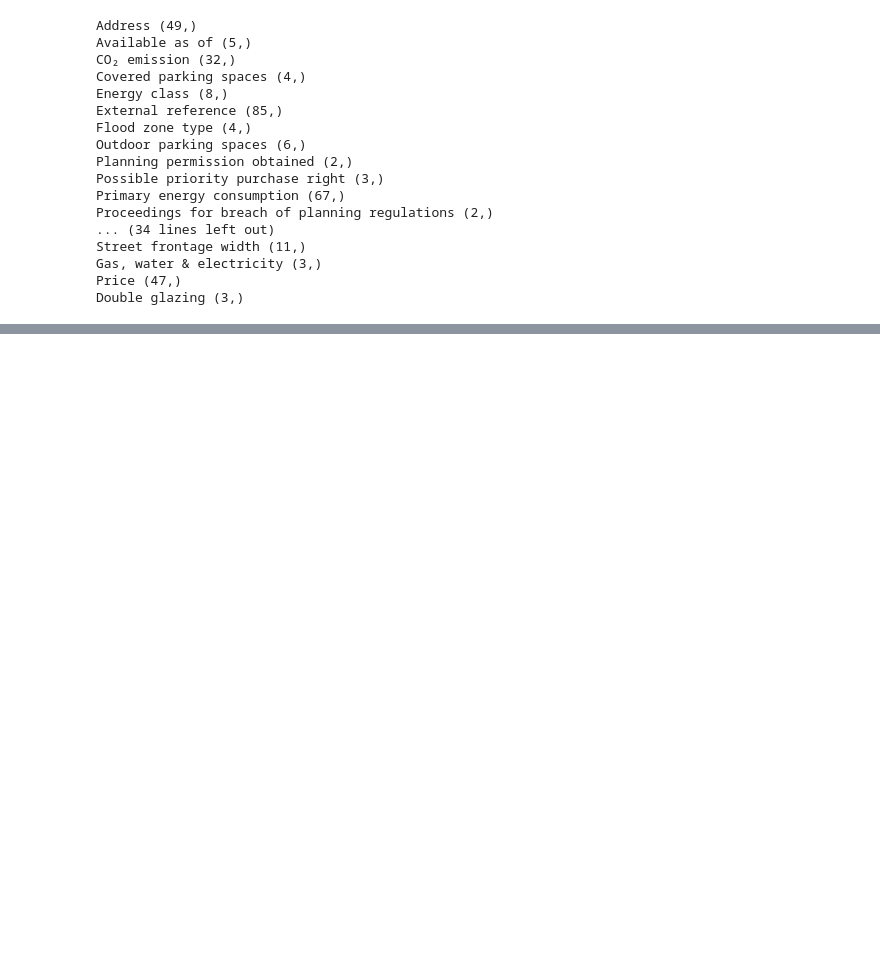
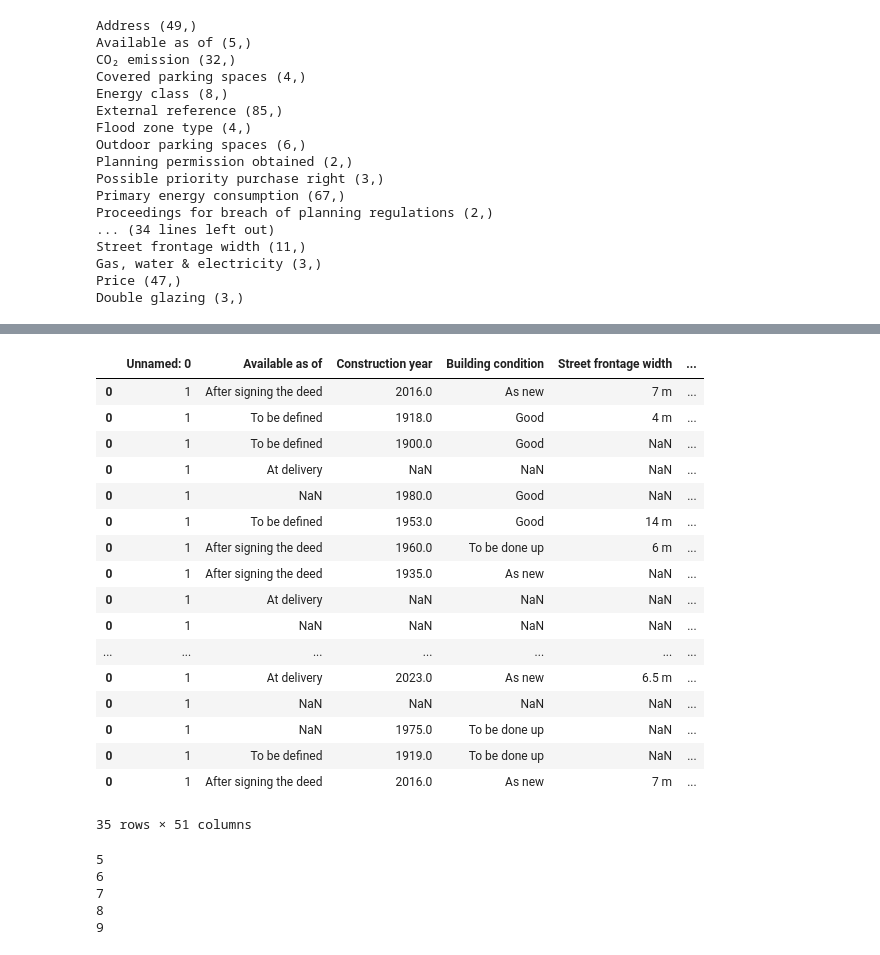
Before and after one commit to adamcseresznye/Belgian-House-Price-Predictor, a Jupyter notebook: notebooks/NB_2_ACs_Basic_clean_up_after_scraping.ipynb, the cells around one changed output, grey strips where cells are left out. Cells and saved outputs as stored; diff of their text form; code cells hidden in the pictures; blank space fills up the shorter version.

```diff
--- a/notebooks/NB_2_ACs_Basic_clean_up_after_scraping.ipynb
+++ b/notebooks/NB_2_ACs_Basic_clean_up_after_scraping.ipynb
@@ -82,0 +123,5 @@ Double glazing (3,)
+# %%
+csv_files = []
+for i in Path(r"C:\Users\s0212777").glob("*.csv"):
+    temp = pd.read_csv(i)
+    csv_files.append(temp)
@@ -82,0 +148,38 @@ Double glazing (3,)
+# %%
+pd.concat(csv_files, axis=0)
+# %% [output]
+|  | Unnamed: 0 | Available as of | Construction year | Building condition | Street frontage width | ... |
+| 0 | 1 | After signing the deed | 2016.0 | As new | 7 m | ... |
+| 0 | 1 | To be defined | 1918.0 | Good | 4 m | ... |
+| 0 | 1 | To be defined | 1900.0 | Good | NaN | ... |
+| 0 | 1 | At delivery | NaN | NaN | NaN | ... |
+| 0 | 1 | NaN | 1980.0 | Good | NaN | ... |
+| 0 | 1 | To be defined | 1953.0 | Good | 14 m | ... |
+| 0 | 1 | After signing the deed | 1960.0 | To be done up | 6 m | ... |
+| 0 | 1 | After signing the deed | 1935.0 | As new | NaN | ... |
+| 0 | 1 | At delivery | NaN | NaN | NaN | ... |
+| 0 | 1 | NaN | NaN | NaN | NaN | ... |
+| ... | ... | ... | ... | ... | ... | ... |
+| 0 | 1 | At delivery | 2023.0 | As new | 6.5 m | ... |
+| 0 | 1 | NaN | NaN | NaN | NaN | ... |
+| 0 | 1 | NaN | 1975.0 | To be done up | NaN | ... |
+| 0 | 1 | To be defined | 1919.0 | To be done up | NaN | ... |
+| 0 | 1 | After signing the deed | 2016.0 | As new | 7 m | ... |
+35 rows × 51 columns
+# %%
+def immoweb_scraping_pipeline_short(
+    last_page: int, start_page: int = 5
+) -> pd.DataFrame:
+    for page in range(start_page, last_page):
+        print(page)
+
+
+last_page = 10
+
+immoweb_scraping_pipeline_short(last_page)
+# %% [output]
+5
+6
+7
+8
+9
```
Also changed, not shown: parts of 3 cells of this notebook, 1 other file.
